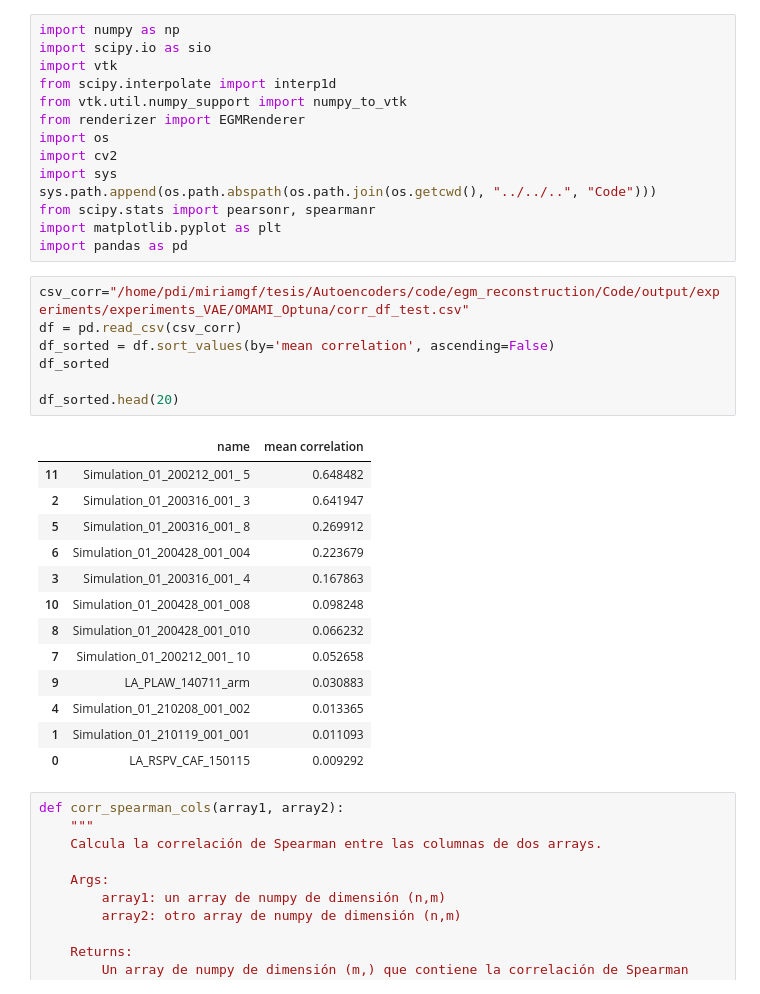
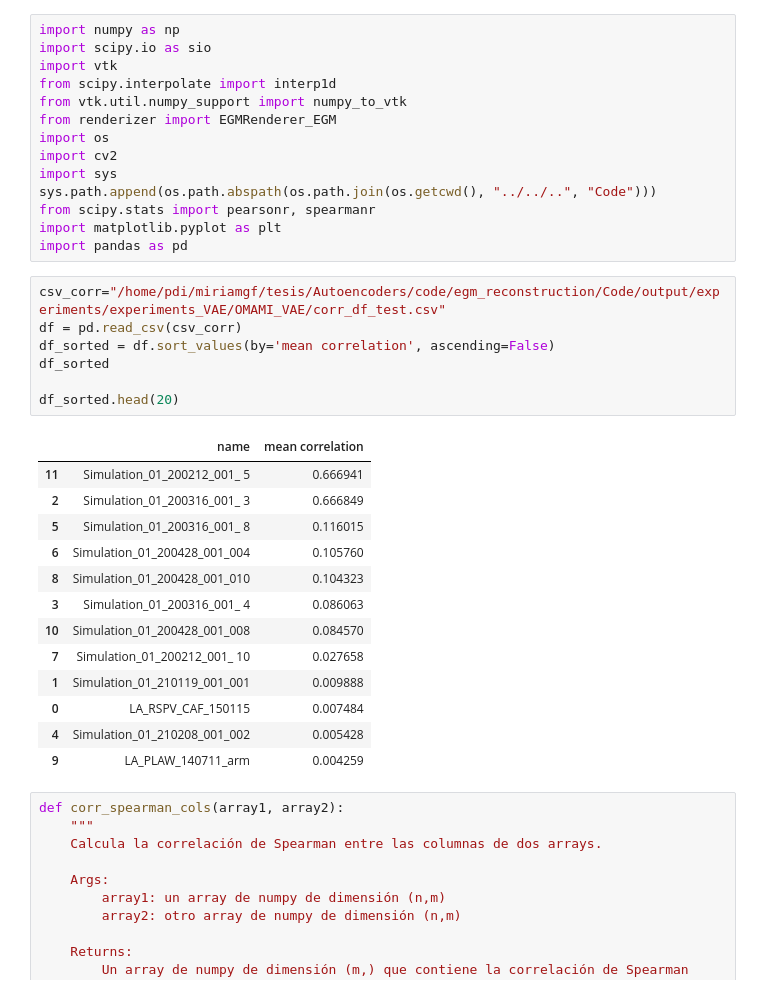
Before and after one commit to miriamgf/egm_reconstruction, a Jupyter notebook: Code/scripts/visualization/evaluate_3d_test.ipynb, the cells around one changed output. Saved outputs shown, nothing was run; the diff lists cells and outputs as text.

```diff
--- a/Code/scripts/visualization/evaluate_3d_test.ipynb
+++ b/Code/scripts/visualization/evaluate_3d_test.ipynb
@@ -4,7 +4,7 @@ import scipy.io as sio
 import vtk
 from scipy.interpolate import interp1d
 from vtk.util.numpy_support import numpy_to_vtk
-from renderizer import EGMRenderer
+from renderizer import EGMRenderer_EGM
 import os
 import cv2
 import sys
@@ -13,26 +13,26 @@ from scipy.stats import pearsonr, spearmanr
 import matplotlib.pyplot as plt
 import pandas as pd
 # %%
-csv_corr="/home/pdi/miriamgf/tesis/Autoencoders/code/egm_reconstruction/Code/output/experiments/experiments_VAE/OMAMI_Optuna/corr_df_test.csv"
+csv_corr="/home/pdi/miriamgf/tesis/Autoencoders/code/egm_reconstruction/Code/output/experiments/experiments_VAE/OMAMI_VAE/corr_df_test.csv"
 df = pd.read_csv(csv_corr)
 df_sorted = df.sort_values(by='mean correlation', ascending=False)
 df_sorted
 
 df_sorted.head(20)
 # %% [output]
 |  | name | mean correlation |
-| 11 | Simulation_01_200212_001_ 5 | 0.648482 |
-| 2 | Simulation_01_200316_001_ 3 | 0.641947 |
-| 5 | Simulation_01_200316_001_ 8 | 0.269912 |
-| 6 | Simulation_01_200428_001_004 | 0.223679 |
-| 3 | Simulation_01_200316_001_ 4 | 0.167863 |
-| 10 | Simulation_01_200428_001_008 | 0.098248 |
-| 8 | Simulation_01_200428_001_010 | 0.066232 |
-| 7 | Simulation_01_200212_001_ 10 | 0.052658 |
-| 9 | LA_PLAW_140711_arm | 0.030883 |
-| 4 | Simulation_01_210208_001_002 | 0.013365 |
-| 1 | Simulation_01_210119_001_001 | 0.011093 |
-| 0 | LA_RSPV_CAF_150115 | 0.009292 |
+| 11 | Simulation_01_200212_001_ 5 | 0.666941 |
+| 2 | Simulation_01_200316_001_ 3 | 0.666849 |
+| 5 | Simulation_01_200316_001_ 8 | 0.116015 |
+| 6 | Simulation_01_200428_001_004 | 0.105760 |
+| 8 | Simulation_01_200428_001_010 | 0.104323 |
+| 3 | Simulation_01_200316_001_ 4 | 0.086063 |
+| 10 | Simulation_01_200428_001_008 | 0.084570 |
+| 7 | Simulation_01_200212_001_ 10 | 0.027658 |
+| 1 | Simulation_01_210119_001_001 | 0.009888 |
+| 0 | LA_RSPV_CAF_150115 | 0.007484 |
+| 4 | Simulation_01_210208_001_002 | 0.005428 |
+| 9 | LA_PLAW_140711_arm | 0.004259 |
 # %%
 def corr_spearman_cols(array1, array2):
     """
```
Also changed, not shown: parts of 5 cells of this notebook, 27 other files.
